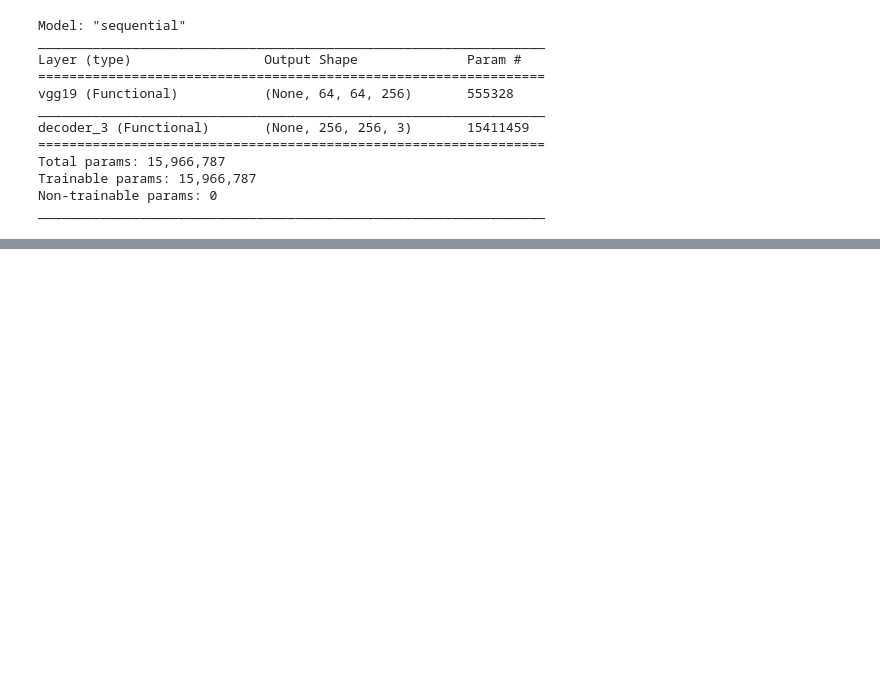
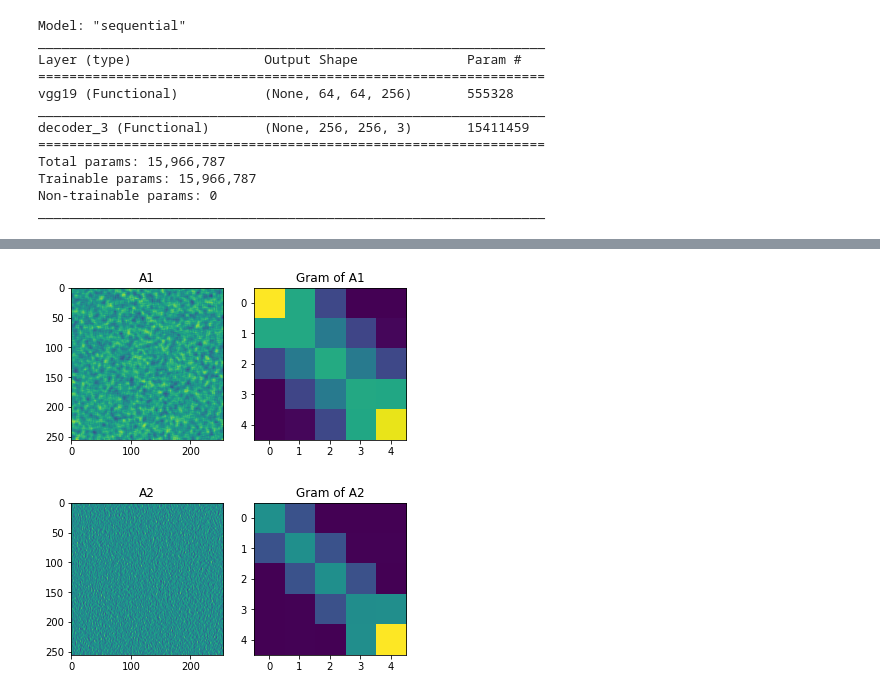
Before and after one commit to elilaird/CS83212-Advanced-Neural-Networks, a Jupyter notebook: Lab2_Style_Transfer.ipynb, the cells around one changed output, grey strips where cells are left out. Saved outputs shown, nothing was run; the diff lists cells and outputs as text; code cells hidden in the pictures; blank space fills up the shorter version.

```diff
--- a/Lab2_Style_Transfer.ipynb
+++ b/Lab2_Style_Transfer.ipynb
@@ -318,0 +391,23 @@ TypeError: ignored
+# %%
+# calculate gram matrix (vectorized spatially) and show it
+# for each activations
+def gram(x):
+    tmp = x.reshape((channels,hw*hw))
+    return tmp @ tmp.T / (channels*hw*hw)
+
+def show_gram(A,title=''):
+    plt.figure()
+    G = gram(A)
+    plt.subplot(1,2,2)
+    plt.imshow(G)
+    plt.title('Gram of '+title)
+    plt.subplot(1,2,1)
+    show_active(A,title)
+    return G
+
+
+G_A1 = show_gram(A1,'A1')
+G_A2 = show_gram(A2,'A2')
+# %% [output]
+[figure, added]
+[figure, added]
```
Also changed, not shown: parts of 18 cells of this notebook.
